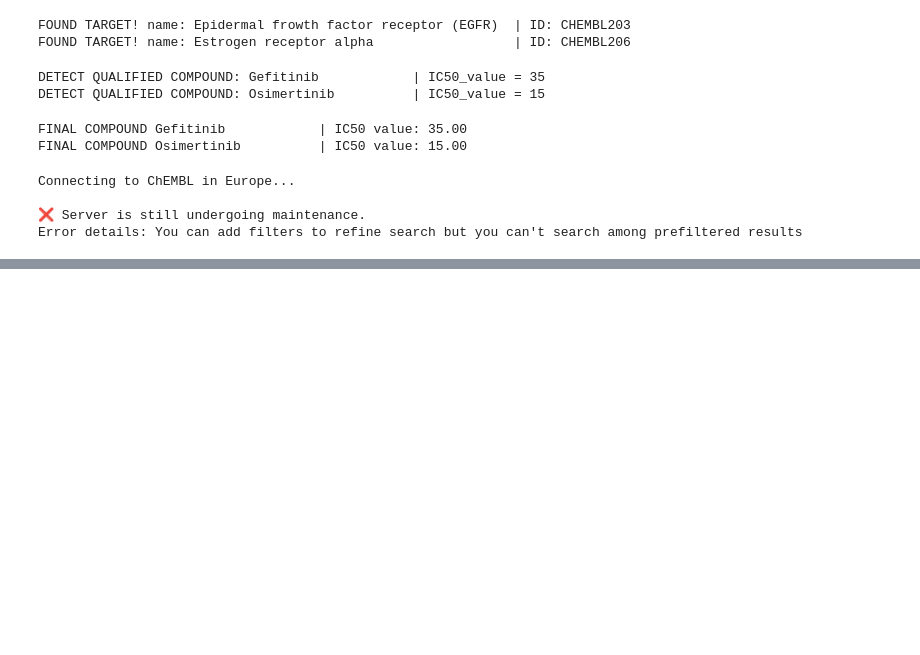
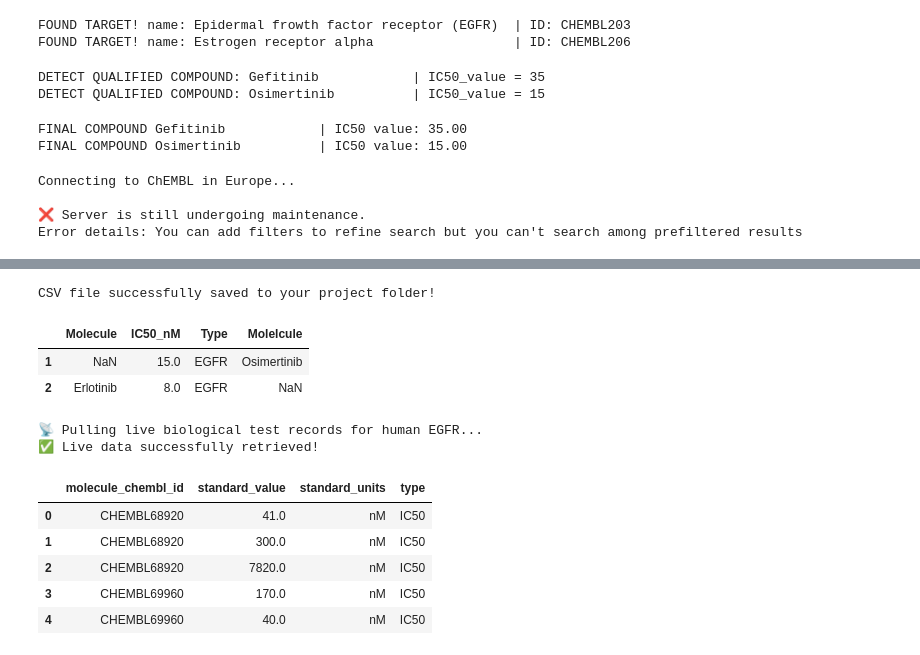
Before and after one commit to dhdhoan12/computational-pharmacy-journey, a Jupyter notebook: 03_target_scrapers.ipynb, the cells around one changed output, grey strips where cells are left out. Drawn from its saved outputs; the diff is of its cells as text; code cells hidden in the pictures; blank space fills up the shorter version.

Commit message:
Implement automated ChEMBL API script to scrape and export potent EGFR inhibitors

```diff
--- a/03_target_scrapers.ipynb
+++ b/03_target_scrapers.ipynb
@@ -204,0 +264,52 @@ Error details: You can add filters to refine search but you can't search among p
+# %%
+df.to_csv('clean_egfr_compounds.csv', index=False)
+print(f"CSV file successfully saved to your project folder!")
+# %% [output]
+CSV file successfully saved to your project folder!
+# %%
+all_compounds = pd.DataFrame([
+    {'Molecule': 'Gefitinib', 'IC50_nM': 35.0, 'Type': 'EGFR'},
+    {'Molelcule': 'Osimertinib', 'IC50_nM': 15.0, 'Type': 'EGFR'},
+    {'Molecule': 'Erlotinib', 'IC50_nM': 8.0, 'Type': 'EGFR'},
+    {'Molecule': 'Aspirin', 'IC50_nM': 5200.0, 'Type': 'Non-specific'}
+])
+potent_df = all_compounds[all_compounds['IC50_nM']<30]
+potent_df
+# %% [output]
+|  | Molecule | IC50_nM | Type | Molelcule |
+| 1 | NaN | 15.0 | EGFR | Osimertinib |
+| 2 | Erlotinib | 8.0 | EGFR | NaN |
+# %%
+import pandas as pd
+from chembl_webresource_client.new_client import new_client
+
+print("📡 Pulling live biological test records for human EGFR...")
+
+try:
+    # 1. Target search to lock onto human EGFR (Target ID: CHEMBL203)
+    activities = new_client.activity
+    egfr_raw_data = activities.filter(target_chembl_id="CHEMBL203").filter(standard_type="IC50")
+
+    # 2. Extract the first 5 raw records into a list
+    sample_records = list(egfr_raw_data[:5])
+
+    # 3. Load the raw API output directly into a Pandas DataFrame
+    raw_df = pd.DataFrame(sample_records)
+
+    print("✅ Live data successfully retrieved!")
+
+except Exception as e:
+    print("❌ API connection failed. Server might be under maintenance.")
+    print(f"Error details: {e}")
+
+# Display the top rows of what ChEMBL sends back
+raw_df[['molecule_chembl_id', 'standard_value', 'standard_units', 'type']]
+# %% [output]
+📡 Pulling live biological test records for human EGFR...
+✅ Live data successfully retrieved!
+|  | molecule_chembl_id | standard_value | standard_units | type |
+| 0 | CHEMBL68920 | 41.0 | nM | IC50 |
+| 1 | CHEMBL68920 | 300.0 | nM | IC50 |
+| 2 | CHEMBL68920 | 7820.0 | nM | IC50 |
+| 3 | CHEMBL69960 | 170.0 | nM | IC50 |
+| 4 | CHEMBL69960 | 40.0 | nM | IC50 |
```
Also changed, not shown: parts of 3 cells of this notebook, 2 other files.
